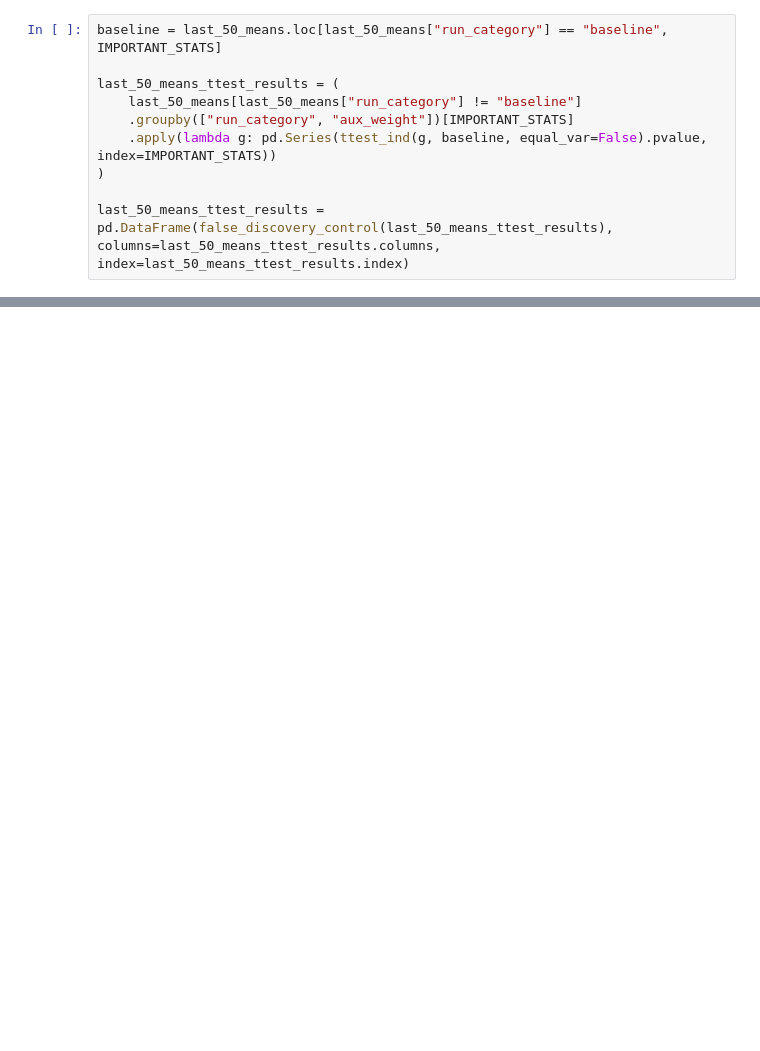
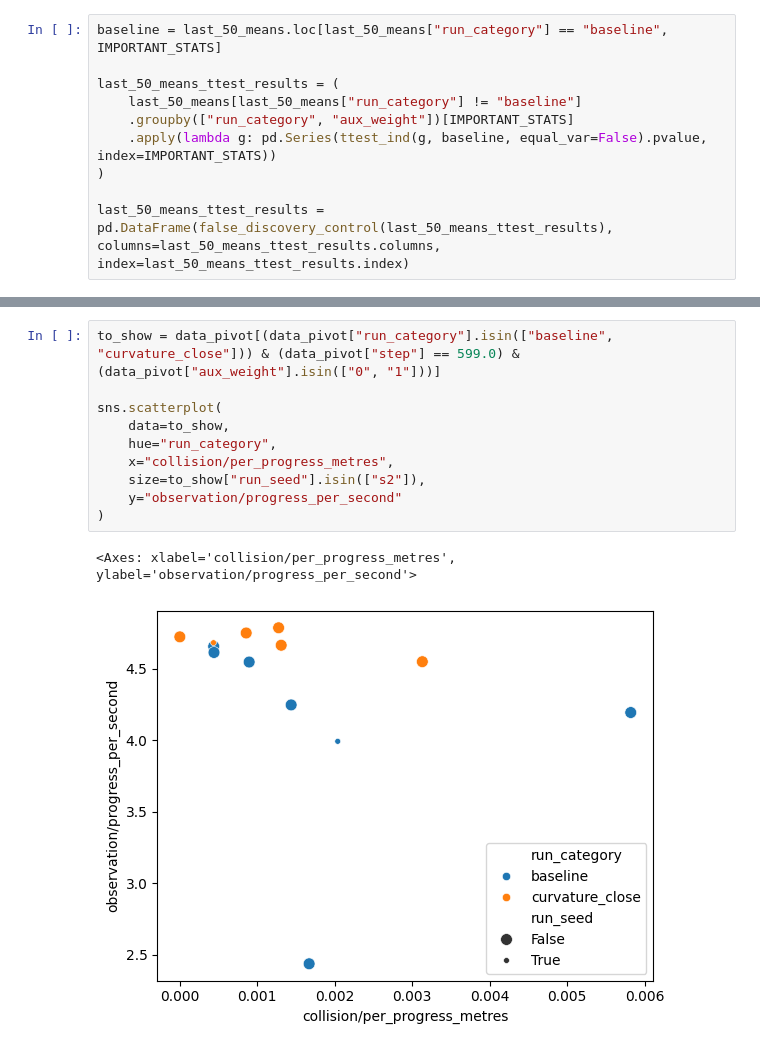
Before and after one commit to jacquesamsel/skripsie, a Jupyter notebook: view_tensorboard.ipynb, the cells around one changed output, grey strips where cells are left out. Drawn from its saved outputs; the diff is of its cells as text; blank space fills up the shorter version.

```diff
--- a/view_tensorboard.ipynb
+++ b/view_tensorboard.ipynb
@@ -326,0 +362,13 @@ plt.savefig("results/figures/progress_vs_collision.pdf", bbox_inches="tight")
+# %%
+to_show = data_pivot[(data_pivot["run_category"].isin(["baseline", "curvature_close"])) & (data_pivot["step"] == 599.0) & (data_pivot["aux_weight"].isin(["0", "1"]))]
+
+sns.scatterplot(
+    data=to_show,
+    hue="run_category",
+    x="collision/per_progress_metres",
+    size=to_show["run_seed"].isin(["s2"]),
+    y="observation/progress_per_second"
+)
+# %% [output]
+<Axes: xlabel='collision/per_progress_metres', ylabel='observation/progress_per_second'>
+[figure, added]
```
Also changed, not shown: parts of 12 cells of this notebook, 22 other files.
